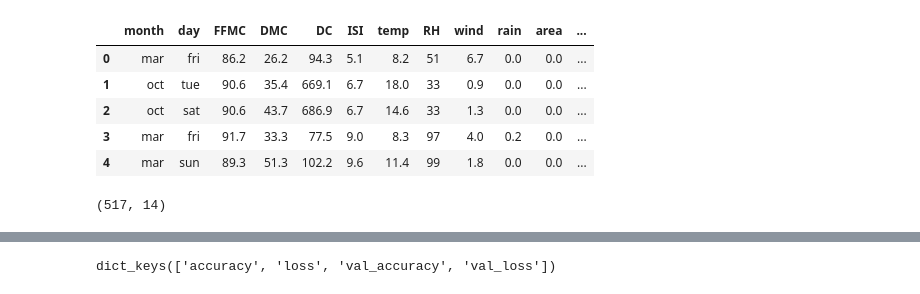
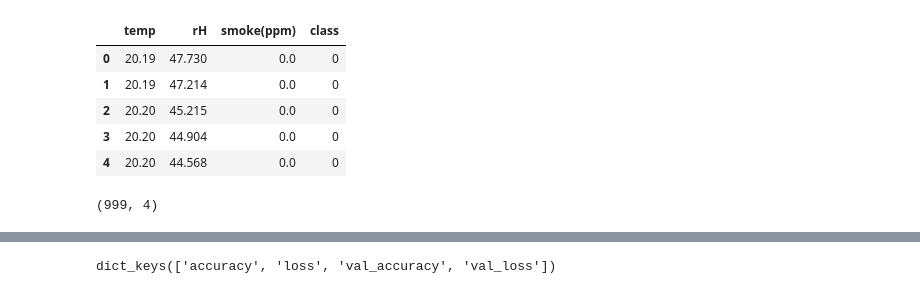
Before and after one commit to AKanyatte/LoraFireNet, a Jupyter notebook: 3.Project Development/Model/fire_pred.ipynb, the cells around one changed output, grey strips where cells are left out. Cells and saved outputs as stored; diff of their text form; code cells hidden in the pictures.

```diff
--- a/3.Project Development/Model/fire_pred.ipynb
+++ b/3.Project Development/Model/fire_pred.ipynb
@@ -7,5 +7,5 @@ from sklearn.preprocessing import LabelEncoder
 # %%
-raw_data = pd.read_csv("C:Users/kan_a/OneDrive/Documents/Capstone/Potential_Datasets/forestfires.csv")
+raw_data = pd.read_csv("C:/Users/kan_a/OneDrive/Documents/Capstone/Dataset/forest_fire.csv")
 # %%
 raw_data.info()
 # %% [output]
@@ -32,14 +23,0 @@ memory usage: 52.6+ KB
-# %%
-enc = LabelEncoder()
-enc.fit(raw_data['month'])
-enc.classes_
-raw_data['month_encoded'] = enc.transform(raw_data['month'])
-# %%
-enc.fit(raw_data['day'])
-enc.classes_
-raw_data['day_encoded'] = enc.transform(raw_data['day'])
-# %%
-raw_data['class'] = raw_data['area'].apply(lambda x: 'fire' if x > 0 else 'no fire')
-raw_data = raw_data[[col for col in raw_data.columns if col != 'class'] + ['class']]
-raw_data = raw_data.drop(["X", "Y"], axis =1)
-raw_data.head()
@@ -53,16 +24,17 @@ raw_data.head()
 # %%
-data = raw_data.replace(['no fire', 'fire'], [0,1])
+data = raw_data.replace(['No fire', 'Fire'], [0,1])
+data.drop(columns=['density_index'], inplace=True)
 data.head()
 # %% [output]
-|  | month | day | FFMC | DMC | DC | ISI | temp | RH | wind | rain | area | ... |
-| 0 | mar | fri | 86.2 | 26.2 | 94.3 | 5.1 | 8.2 | 51 | 6.7 | 0.0 | 0.0 | ... |
-| 1 | oct | tue | 90.6 | 35.4 | 669.1 | 6.7 | 18.0 | 33 | 0.9 | 0.0 | 0.0 | ... |
-| 2 | oct | sat | 90.6 | 43.7 | 686.9 | 6.7 | 14.6 | 33 | 1.3 | 0.0 | 0.0 | ... |
-| 3 | mar | fri | 91.7 | 33.3 | 77.5 | 9.0 | 8.3 | 97 | 4.0 | 0.2 | 0.0 | ... |
-| 4 | mar | sun | 89.3 | 51.3 | 102.2 | 9.6 | 11.4 | 99 | 1.8 | 0.0 | 0.0 | ... |
+|  | temp | rH | smoke(ppm) | class |
+| 0 | 20.19 | 47.730 | 0.0 | 0 |
+| 1 | 20.19 | 47.214 | 0.0 | 0 |
+| 2 | 20.20 | 45.215 | 0.0 | 0 |
+| 3 | 20.20 | 44.904 | 0.0 | 0 |
+| 4 | 20.20 | 44.568 | 0.0 | 0 |
 # %%
 data.shape
 # %% [output]
-(517, 14)
+(999, 4)
 # %%
 # include all rows of data in X and only columns 2-12
```
Also changed, not shown: parts of 11 cells of this notebook, 9 other files.
